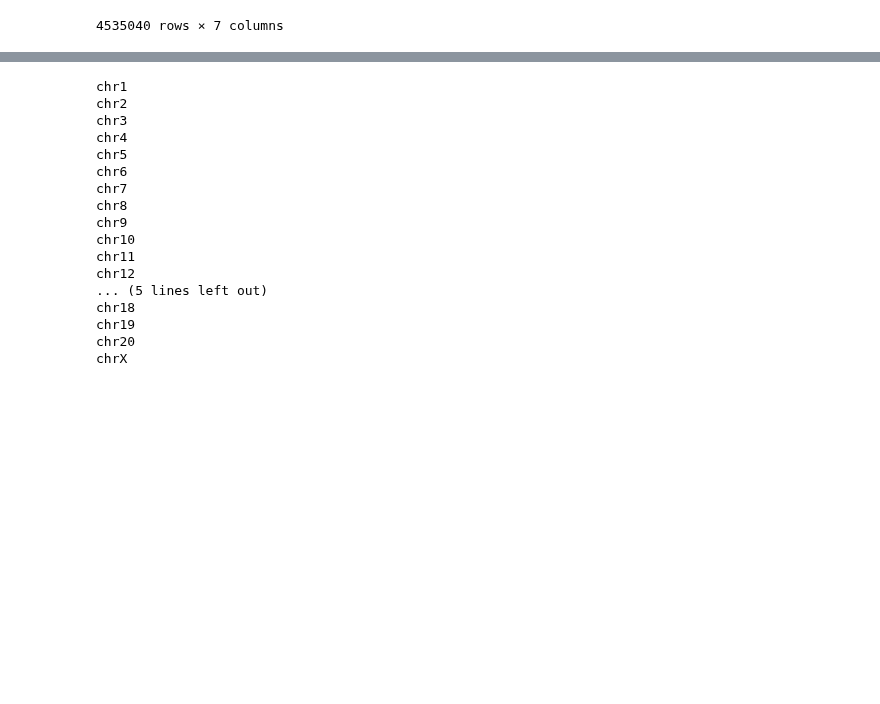
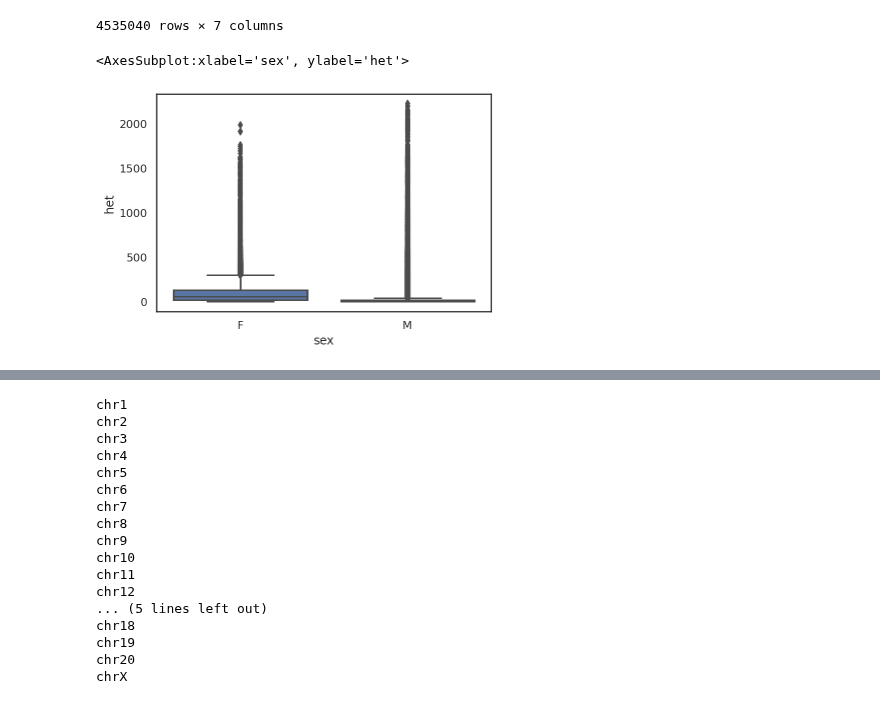
Before and after one commit to erikfogh/baboon_analysis, a Jupyter notebook: notebooks/Plotting_by_Species.ipynb, the cells around one changed output, grey strips where cells are left out. Drawn from its saved outputs; the diff is of its cells as text; code cells hidden in the pictures; blank space fills up the shorter version.

```diff
--- a/notebooks/Plotting_by_Species.ipynb
+++ b/notebooks/Plotting_by_Species.ipynb
@@ -140,3 +140,10 @@ het_df_trimmed
 | 245433 | chrX | 1527 | PD_0793 | 874.0 | M | kindae | 917.672011 |
 | 245434 | chrX | 1528 | PD_0793 | 1057.0 | M | kindae | 1108.141174 |
 4535040 rows × 7 columns
+# %%
+x_only = het_df_trimmed.loc[(het_df_trimmed.chr == "chrX")]
+# %%
+sns.boxplot(data=x_only, x="sex", y="het")
+# %% [output]
+<AxesSubplot:xlabel='sex', ylabel='het'>
+[figure, added]
```
Also changed, not shown: parts of 22 cells of this notebook, 6 other files.
